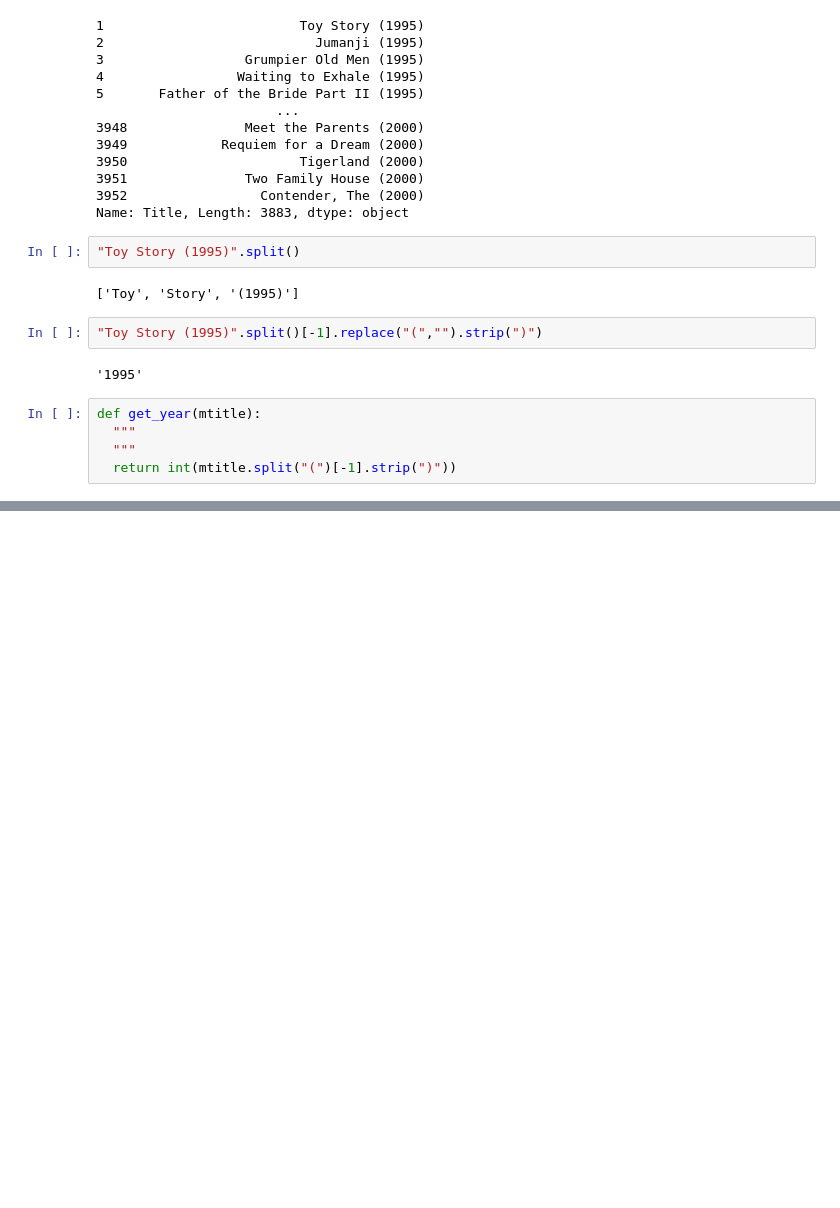
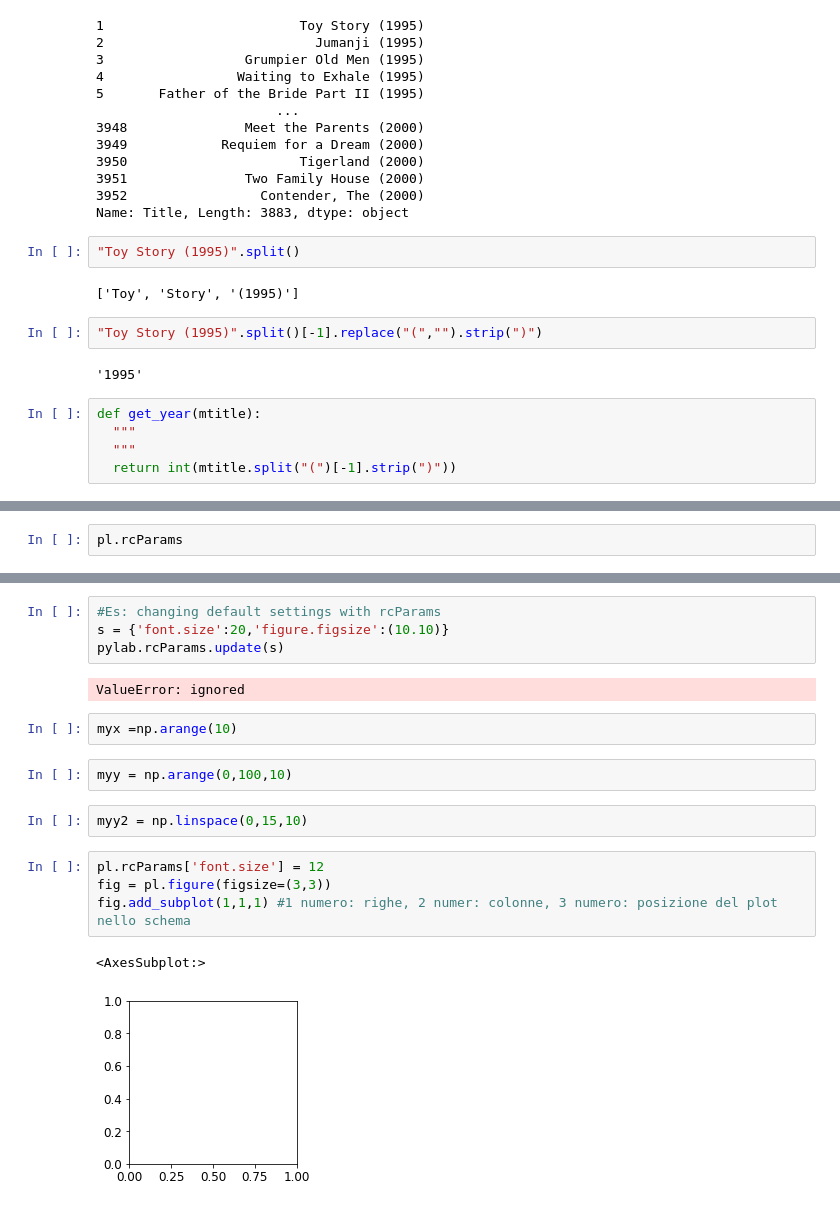
Before and after one commit to taranaalex/MLPNS_ATarana, a Jupyter notebook: MLPNS23_bootcamp.ipynb, the cells around one changed output, grey strips where cells are left out. Saved outputs shown, nothing was run; the diff lists cells and outputs as text; blank space fills up the shorter version.

```diff
--- a/MLPNS23_bootcamp.ipynb
+++ b/MLPNS23_bootcamp.ipynb
@@ -502,0 +830,2 @@ There are 68 in the list.
+# %%
+pl.rcParams
@@ -502,0 +850,19 @@ There are 68 in the list.
+# %%
+#Es: changing default settings with rcParams
+s = {'font.size':20,'figure.figsize':(10.10)}
+pylab.rcParams.update(s)
+# %% [output]
+ValueError: ignored
+# %%
+myx =np.arange(10)
+# %%
+myy = np.arange(0,100,10)
+# %%
+myy2 = np.linspace(0,15,10)
+# %%
+pl.rcParams['font.size'] = 12
+fig = pl.figure(figsize=(3,3))
+fig.add_subplot(1,1,1) #1 numero: righe, 2 numer: colonne, 3 numero: posizione del plot nello schema
+# %% [output]
+<AxesSubplot:>
+[figure, added]
```
Also changed, not shown: parts of 58 cells of this notebook.
